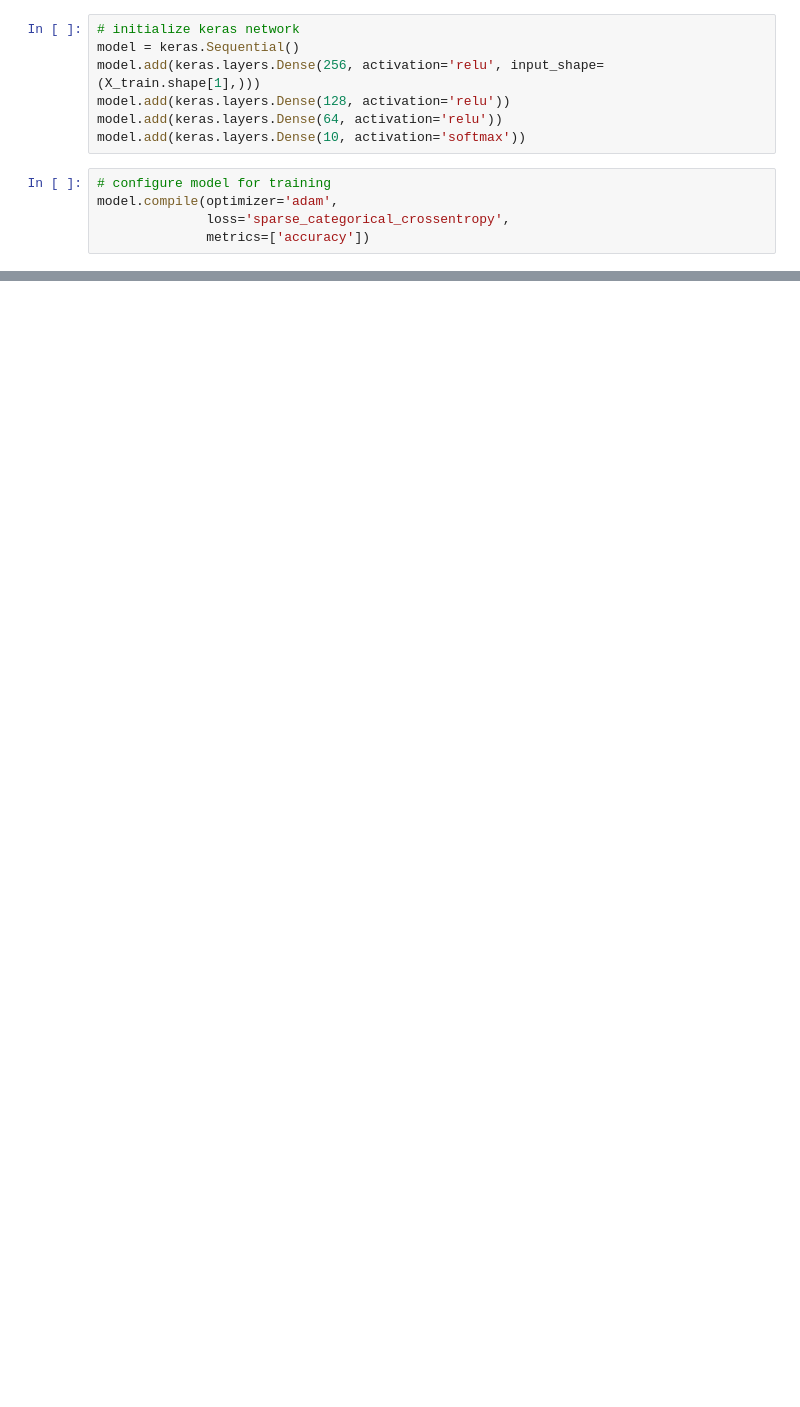
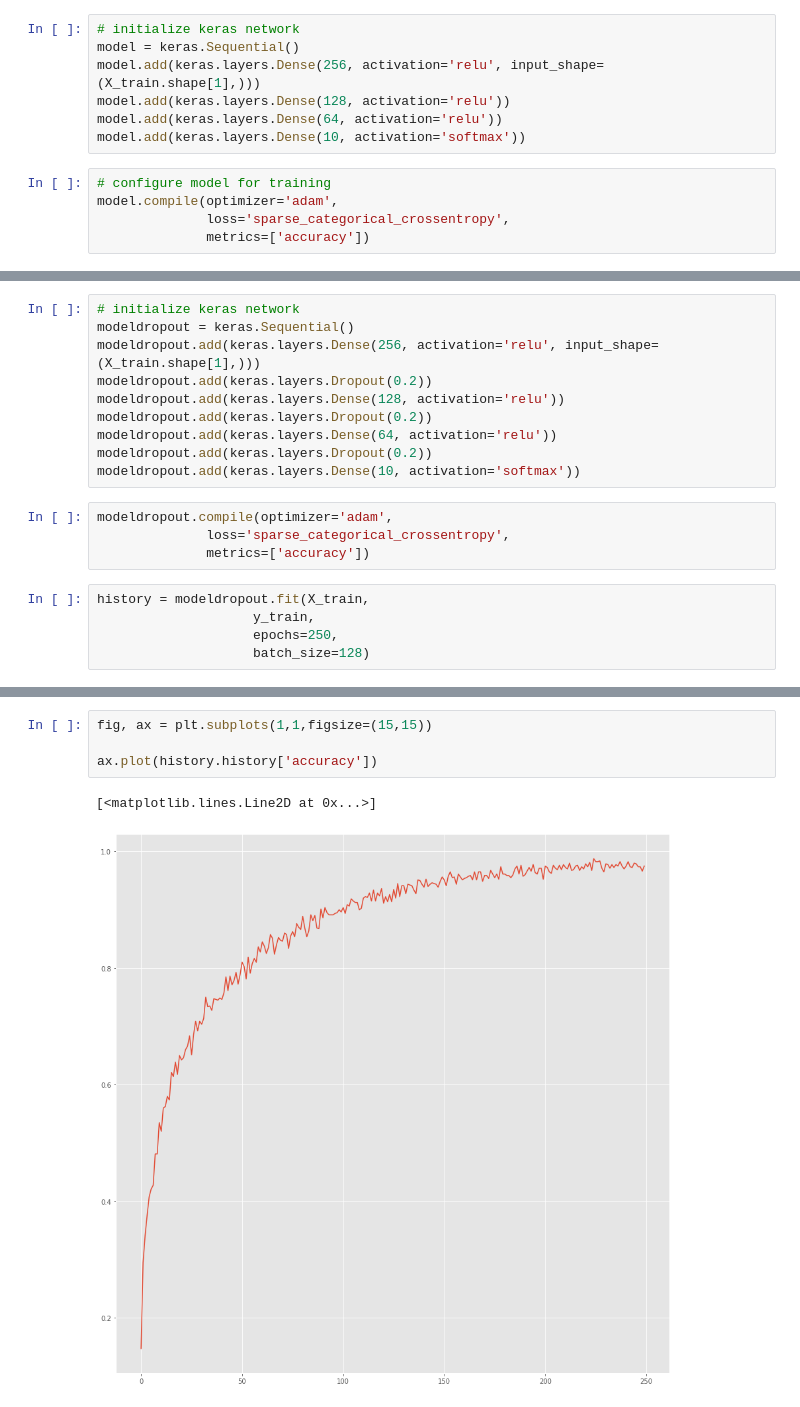
Before and after one commit to givi0519/CSCI-4622-Final-Project, a Jupyter notebook: keras_NN.ipynb, the cells around one changed output, grey strips where cells are left out. Saved outputs shown, nothing was run; the diff lists cells and outputs as text; blank space fills up the shorter version.

```diff
--- a/keras_NN.ipynb
+++ b/keras_NN.ipynb
@@ -106,0 +110,19 @@ test_loss, test_acc  = model.evaluate(X_test, y_test, batch_size=128)
+# %%
+# initialize keras network
+modeldropout = keras.Sequential()
+modeldropout.add(keras.layers.Dense(256, activation='relu', input_shape=(X_train.shape[1],)))
+modeldropout.add(keras.layers.Dropout(0.2))
+modeldropout.add(keras.layers.Dense(128, activation='relu'))
+modeldropout.add(keras.layers.Dropout(0.2))
+modeldropout.add(keras.layers.Dense(64, activation='relu'))
+modeldropout.add(keras.layers.Dropout(0.2))
+modeldropout.add(keras.layers.Dense(10, activation='softmax'))
+# %%
+modeldropout.compile(optimizer='adam',
+              loss='sparse_categorical_crossentropy',
+              metrics=['accuracy'])
+# %%
+history = modeldropout.fit(X_train,
+                    y_train,
+                    epochs=250,
+                    batch_size=128)
@@ -106,0 +147,7 @@ test_loss, test_acc  = model.evaluate(X_test, y_test, batch_size=128)
+# %%
+fig, ax = plt.subplots(1,1,figsize=(15,15))
+
+ax.plot(history.history['accuracy'])
+# %% [output]
+[<matplotlib.lines.Line2D at 0x...>]
+[figure, added]
```
Also changed, not shown: parts of 7 cells of this notebook, 1 other file.
